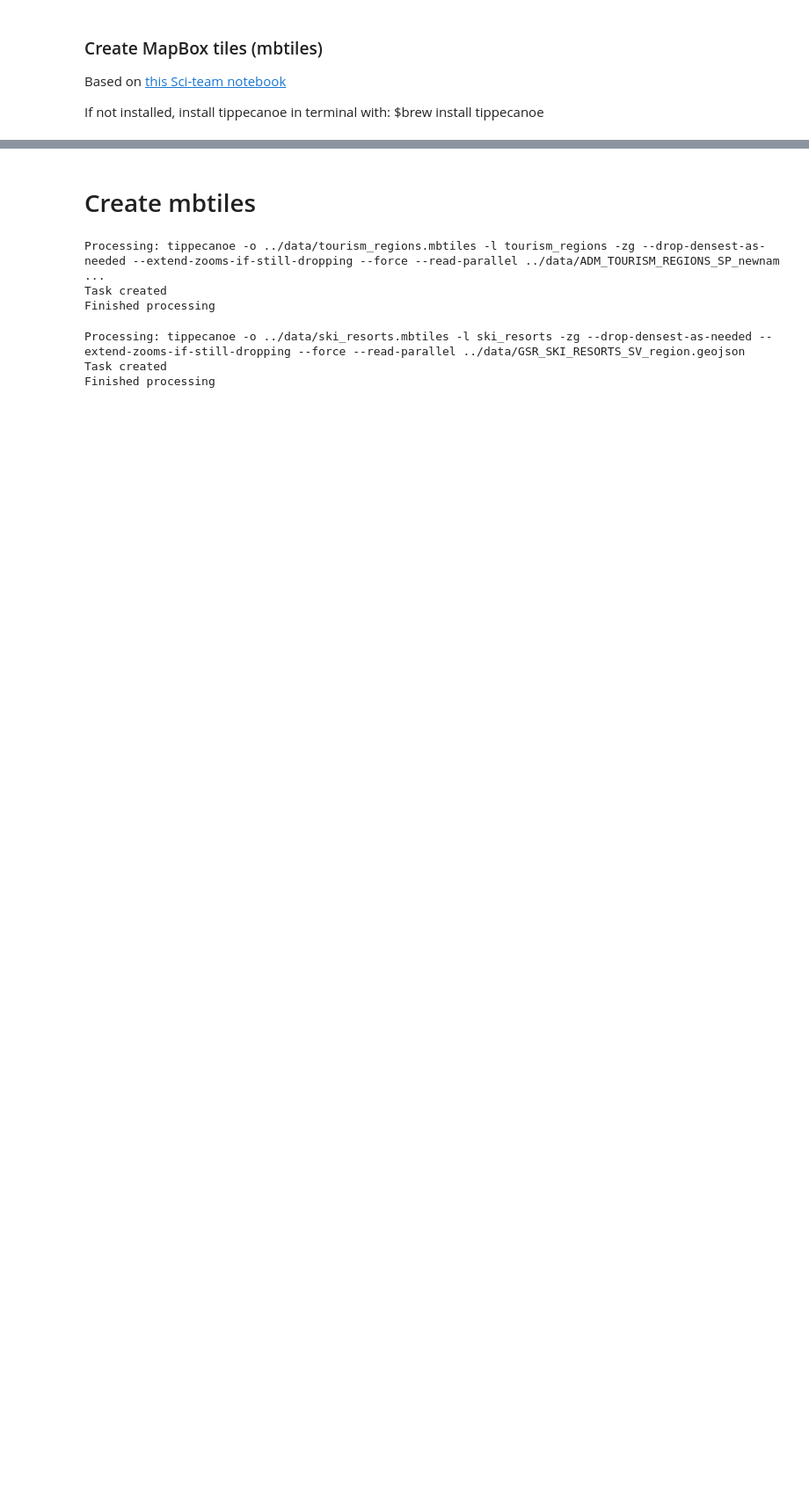
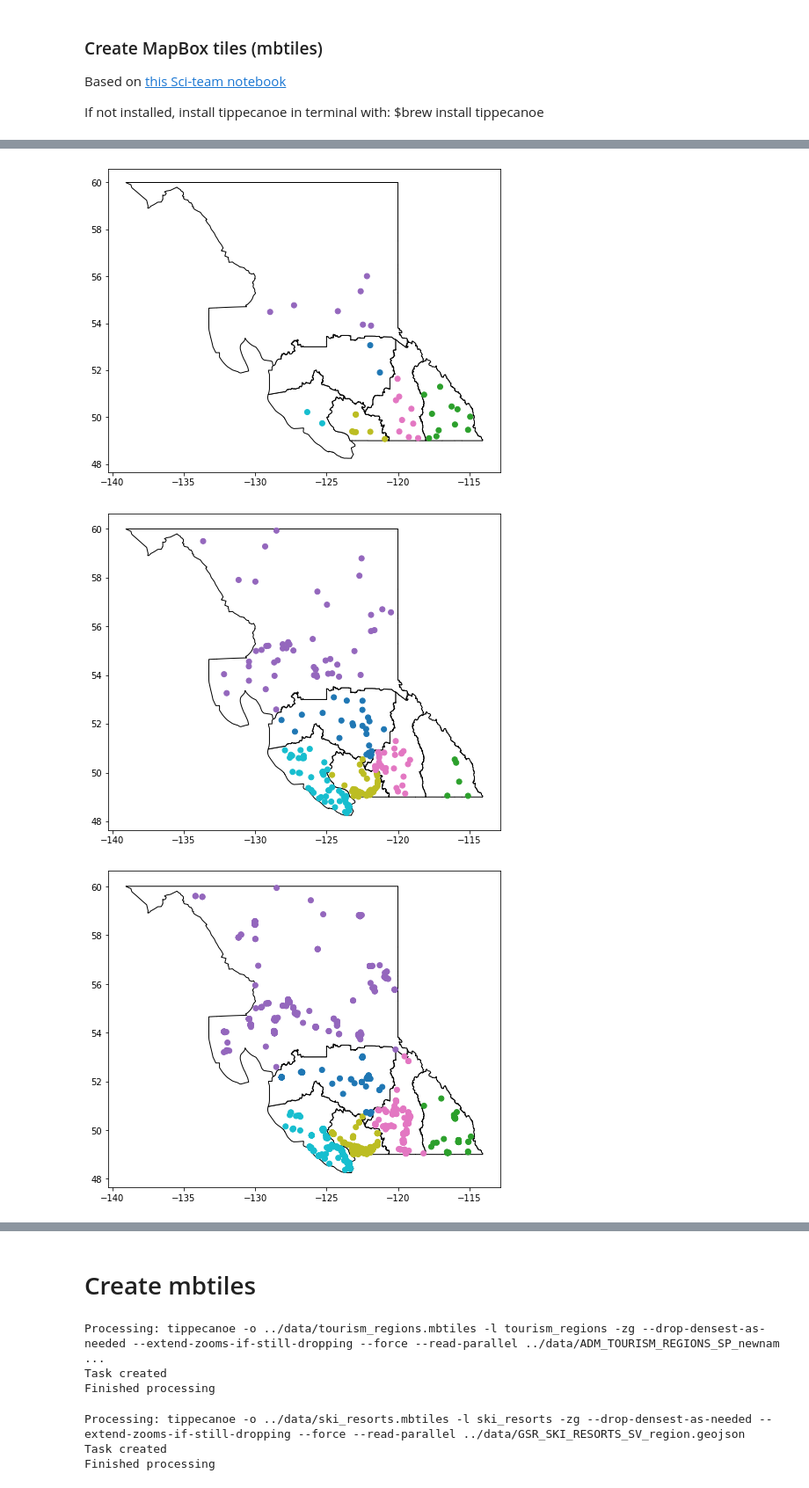
Before and after one commit to Vizzuality/tota, a Jupyter notebook: data/notebooks/tota_mbtiles.ipynb, the cells around one changed output, grey strips where cells are left out. Shown at 88% size. Drawn from its saved outputs; the diff is of its cells as text; code cells hidden in the pictures; blank space fills up the shorter version.

Commit message:
first nations comunities, businesses and wildlife mbtiles

```diff
--- a/data/notebooks/tota_mbtiles.ipynb
+++ b/data/notebooks/tota_mbtiles.ipynb
@@ -76,0 +59,5 @@ ski.head()
+# %%
+layers = {'ski_resorts': '../data/raw/GSR_SKI_RESORTS_SV.geojson',
+         'first_nations_communities':'../data/raw/FN_COMMUNITY_LOCATIONS_SP.geojson',
+         'first_nations_business':'../data/raw/GSR_INDIGENOUS_BUSINESSES_SV.geojson',
+         'wildlife_habitats':'../data/raw/WCP_WILDLIFE_HABITAT_AREA_POLY.geojson'}
@@ -76,0 +68,18 @@ ski.head()
+# %%
+import matplotlib.pyplot as plt
+
+region = gpd.read_file('../data/raw/ADM_TOURISM_REGIONS_SP_apiname.geojson')
+for layer in layers.keys():
+    gdf = gpd.read_file(layers[layer])
+    gdf_region = gpd.sjoin(gdf, region[['TOURISM_REGION_NAME','geometry']], how ='inner')
+    gdf_region.to_file(f"../data/processed/{layers[layer].split('/')[3].split('.')[0]}"+"_region.geojson", driver="GeoJSON")
+
+    fig, ax = plt.subplots(figsize =(5,5))
+    region.plot(ax=ax, color='white', edgecolor='black')
+    gdf_region.plot(ax=ax, column='TOURISM_REGION_NAME')
+
+    plt.show()
+# %% [output]
+[figure, added]
+[figure, added]
+[figure, added]
```
Also changed, not shown: parts of 32 cells of this notebook.
